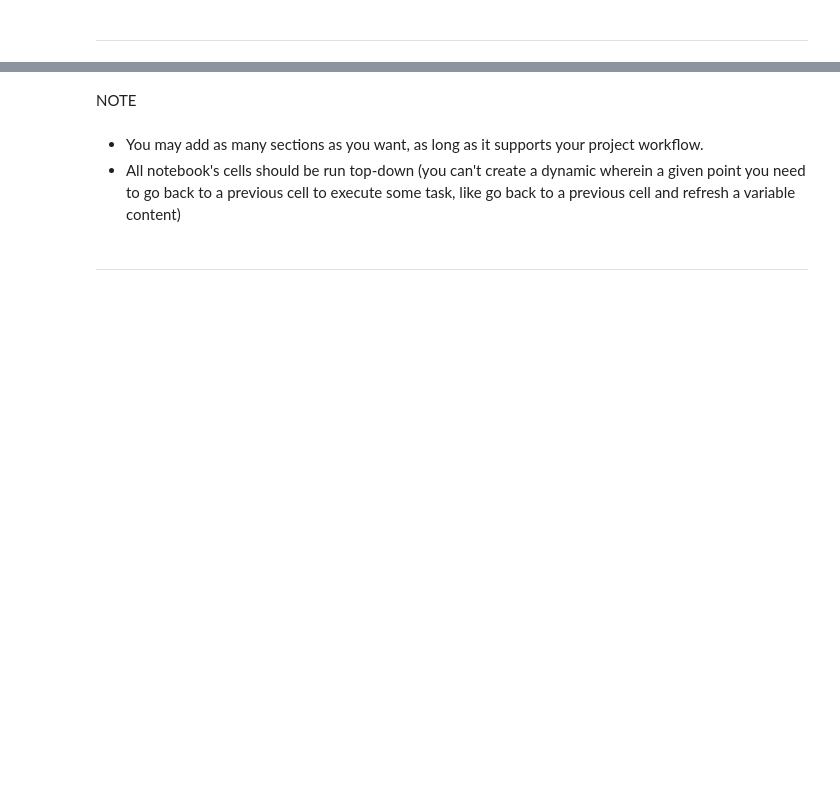
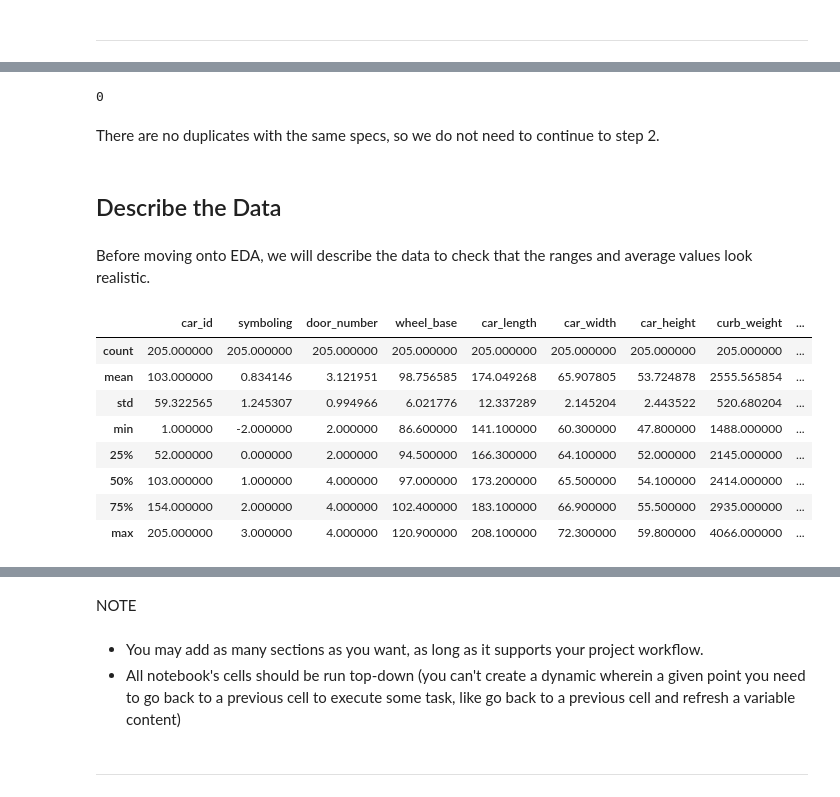
Before and after one commit to EHemraj/Car-Price-Analysis, a Jupyter notebook: jupyter_notebooks/Notebook_Template.ipynb, the cells around one changed output, grey strips where cells are left out. Drawn from its saved outputs; the diff is of its cells as text; code cells hidden in the pictures; blank space fills up the shorter version.

Commit message:
transform column values, describe and save cleaned data

```diff
--- a/jupyter_notebooks/Notebook_Template.ipynb
+++ b/jupyter_notebooks/Notebook_Template.ipynb
@@ -197,0 +221,3 @@ Index(['car_id', 'symboling', 'car_name', 'fuel_type', 'aspiration',
+# %%
+# gemini used for code structure and the split function.
+df['brand'] = [car.split()[0] for car in df['car_name']]
@@ -197,0 +246,13 @@ Index(['car_id', 'symboling', 'car_name', 'fuel_type', 'aspiration',
+# %%
+# Gemini code used
+brand_replacements = {
+    'alfa-romero': 'alfa-romeo',
+    'vw': 'volkswagen',
+    'vokswagen': 'volkswagen',
+    'maxda': 'mazda',
+    'toyouta': 'toyota',
+    'Nissan': 'nissan',
+    'porcshce': 'porsche'
+}
+
+df['brand'] = df['brand'].replace(brand_replacements)
@@ -197,0 +288,8 @@ Index(['car_id', 'symboling', 'car_name', 'fuel_type', 'aspiration',
+# %%
+# changed Gemini's code
+door_replacements = {
+    'four': 4,
+    'two': 2
+}
+
+df['door_number'] = df['door_number'].replace(door_replacements)
@@ -197,0 +320,13 @@ Index(['car_id', 'symboling', 'car_name', 'fuel_type', 'aspiration',
+# %%
+# changed Gemini's code and used copilot predictions to complete the code below
+cylinder_replacements = {
+    'four': 4,
+    'six': 6,
+    'five': 5,
+    'eight': 8,
+    'two': 2,
+    'three': 3,
+    'twelve': 12,
+}
+
+df['cylinder_number'] = df['cylinder_number'].replace(cylinder_replacements)
@@ -199,0 +394,22 @@ Index(['car_id', 'symboling', 'car_name', 'fuel_type', 'aspiration',
+# %%
+df.drop(columns=['car_name']).duplicated().sum()
+# %% [output]
+0
+# %% [markdown]
+There are no duplicates with the same specs, so we do not need to continue to step 2.
+# %% [markdown]
+## Describe the Data
+# %% [markdown]
+Before moving onto EDA, we will describe the data to check that the ranges and average values look realistic.
+# %%
+df.describe()
+# %% [output]
+|  | car_id | symboling | door_number | wheel_base | car_length | car_width | car_height | curb_weight | ... |
+| count | 205.000000 | 205.000000 | 205.000000 | 205.000000 | 205.000000 | 205.000000 | 205.000000 | 205.000000 | ... |
+| mean | 103.000000 | 0.834146 | 3.121951 | 98.756585 | 174.049268 | 65.907805 | 53.724878 | 2555.565854 | ... |
+| std | 59.322565 | 1.245307 | 0.994966 | 6.021776 | 12.337289 | 2.145204 | 2.443522 | 520.680204 | ... |
+| min | 1.000000 | -2.000000 | 2.000000 | 86.600000 | 141.100000 | 60.300000 | 47.800000 | 1488.000000 | ... |
+| 25% | 52.000000 | 0.000000 | 2.000000 | 94.500000 | 166.300000 | 64.100000 | 52.000000 | 2145.000000 | ... |
+| 50% | 103.000000 | 1.000000 | 4.000000 | 97.000000 | 173.200000 | 65.500000 | 54.100000 | 2414.000000 | ... |
+| 75% | 154.000000 | 2.000000 | 4.000000 | 102.400000 | 183.100000 | 66.900000 | 55.500000 | 2935.000000 | ... |
+| max | 205.000000 | 3.000000 | 4.000000 | 120.900000 | 208.100000 | 72.300000 | 59.800000 | 4066.000000 | ... |
```
Also changed, not shown: parts of 25 cells of this notebook, 1 other file.
